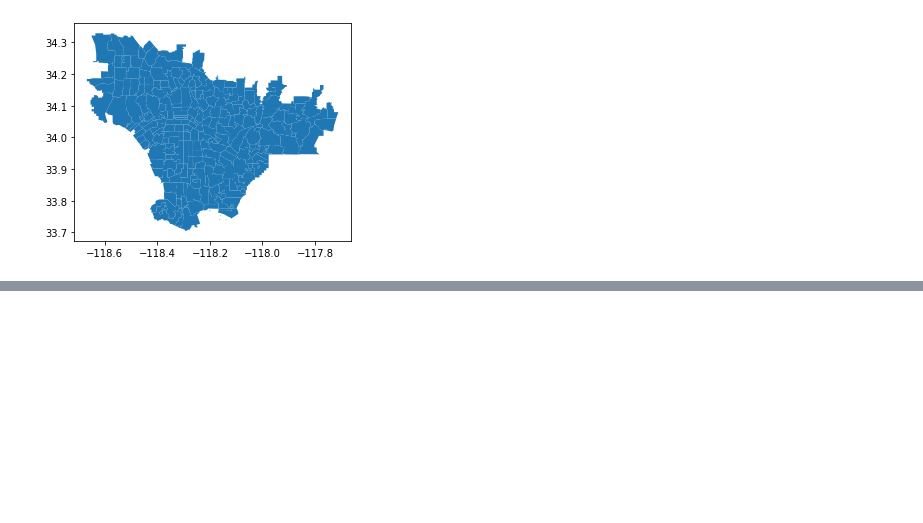
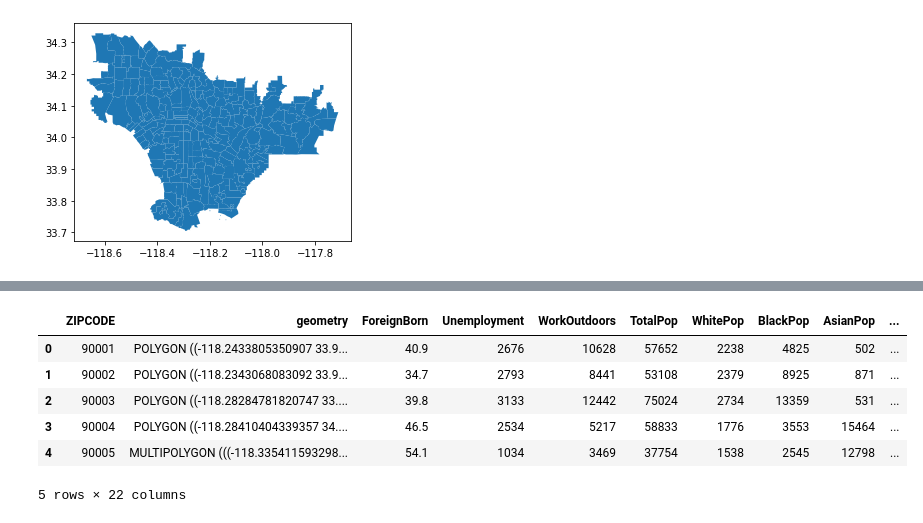
Before and after one commit to weikaylee/surf24_draft, a Jupyter notebook: analysis/scripts/zipcode_pca_data.ipynb, the cells around one changed output, grey strips where cells are left out. Cells and saved outputs as stored; diff of their text form; code cells hidden in the pictures; blank space fills up the shorter version.

Commit message:
add solar data, clean up code

```diff
--- a/analysis/scripts/zipcode_pca_data.ipynb
+++ b/analysis/scripts/zipcode_pca_data.ipynb
@@ -89,3 +152,5 @@ csvs_mapped = dict(
 # %%
-# dict to store all data
-processed_data = dict()
+# dict to store all acs data
+acs_data = dict()
+acs_data["ZIPCODE"] = sorted_zips
+acs_data["geometry"] = list(filtered_geos["geometry"])
@@ -143,0 +189,12 @@ for val in csvs_mapped.values():
+# %%
+# add solar data (formatted dif)
+solar = pd.read_csv(os.path.join(data_path, "ACSDT5Y2022.B25040-2024-07-22T232630.csv")).set_index("Label (Grouping)")
+
+# select rows, cols
+solar_filtered = solar.filter(like="Solar energy", axis=0).filter(like="Estimate", axis=1) # use filter for row bc there r weird indents
+solar_filtered = solar_filtered.reset_index().drop("Label (Grouping)", axis=1)
+
+# rename cols and transpose
+solar_filtered.rename(columns=lambda col: col[5:11], inplace=True)
+solar_final = solar_filtered.transpose().rename_axis("ZIPCODE").reset_index().rename(columns={0:"Solar"})
+solar_final.head()
@@ -143,0 +208,19 @@ for val in csvs_mapped.values():
+# %%
+# get relevant zips
+filtered_solar = solar_final[solar_final.loc[:, "ZIPCODE"].astype(str).isin(sorted_zips)]
+filtered_solar.head()
+# %%
+# add to acs
+acs_data.update(filtered_solar.to_dict(orient="list"))
+# %%
+# check df
+acs_df = pd.DataFrame.from_dict(acs_data)
+acs_df.head()
+# %% [output]
+|  | ZIPCODE | geometry | ForeignBorn | Unemployment | WorkOutdoors | TotalPop | WhitePop | BlackPop | AsianPop | ... |
+| 0 | 90001 | POLYGON ((-118.2433805350907 33.9... | 40.9 | 2676 | 10628 | 57652 | 2238 | 4825 | 502 | ... |
+| 1 | 90002 | POLYGON ((-118.2343068083092 33.9... | 34.7 | 2793 | 8441 | 53108 | 2379 | 8925 | 871 | ... |
+| 2 | 90003 | POLYGON ((-118.28284781820747 33.... | 39.8 | 3133 | 12442 | 75024 | 2734 | 13359 | 531 | ... |
+| 3 | 90004 | POLYGON ((-118.28410404339357 34.... | 46.5 | 2534 | 5217 | 58833 | 1776 | 3553 | 15464 | ... |
+| 4 | 90005 | MULTIPOLYGON (((-118.335411593298... | 54.1 | 1034 | 3469 | 37754 | 1538 | 2545 | 12798 | ... |
+5 rows × 22 columns
```
Also changed, not shown: parts of 14 cells of this notebook.
